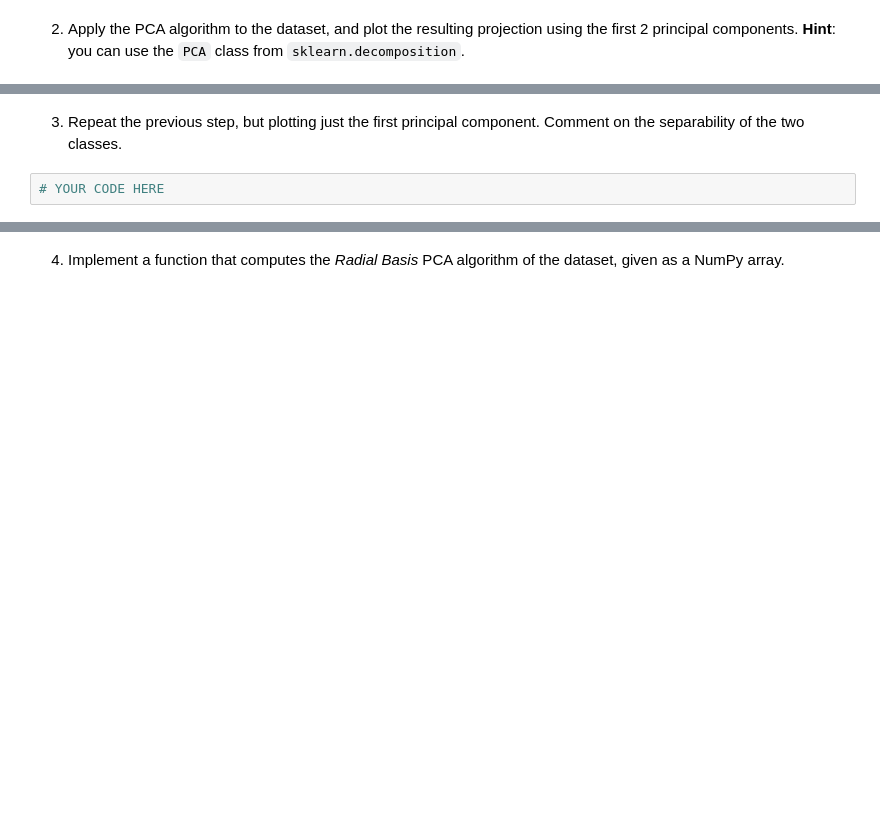
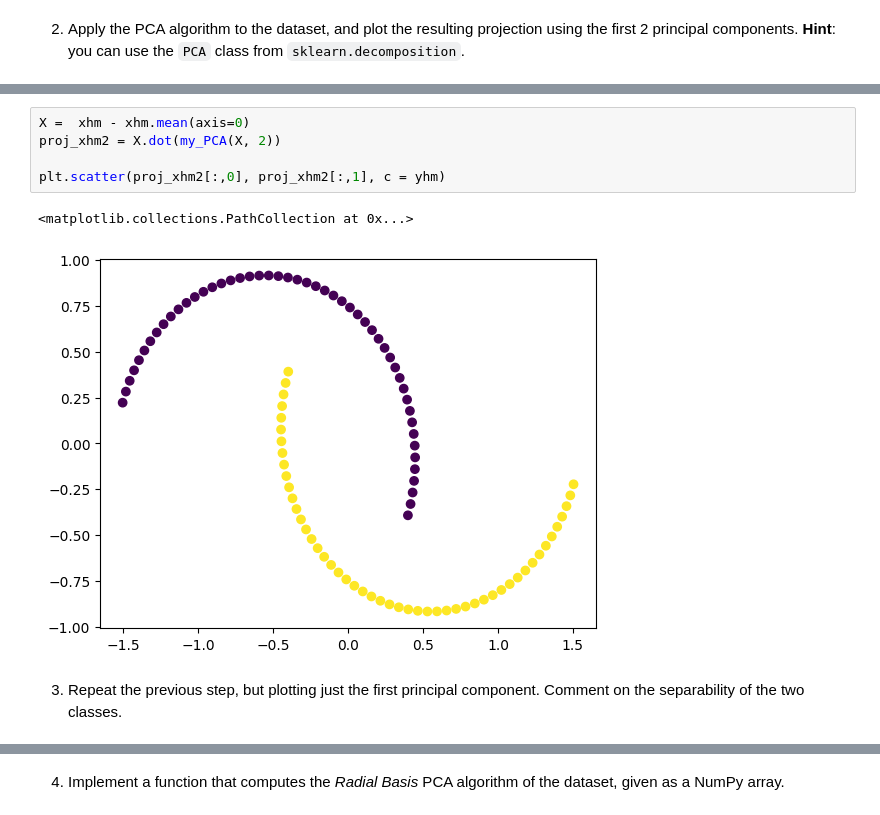
Before and after one commit to alessimichele/adv-ml-units, a Jupyter notebook: notebooks/AdvML_UniTS_2023_Lab_02_Kernel_ridge_regression_and_kPCA.ipynb, the cells around one changed output, grey strips where cells are left out. Cells and saved outputs as stored; diff of their text form; blank space fills up the shorter version.

```diff
--- a/notebooks/AdvML_UniTS_2023_Lab_02_Kernel_ridge_regression_and_kPCA.ipynb
+++ b/notebooks/AdvML_UniTS_2023_Lab_02_Kernel_ridge_regression_and_kPCA.ipynb
@@ -166,4 +213,10 @@ xhm, yhm = make_moons(n_samples=100, random_state=123)
+# %%
+X =  xhm - xhm.mean(axis=0)
+proj_xhm2 = X.dot(my_PCA(X, 2))
+
+plt.scatter(proj_xhm2[:,0], proj_xhm2[:,1], c = yhm)
+# %% [output]
+<matplotlib.collections.PathCollection at 0x...>
+[figure, added]
 # %% [markdown]
 3. Repeat the previous step, but plotting just the first principal component. Comment on the separability of the two classes.
-# %%
-# YOUR CODE HERE
```
Also changed, not shown: parts of 12 cells of this notebook.
